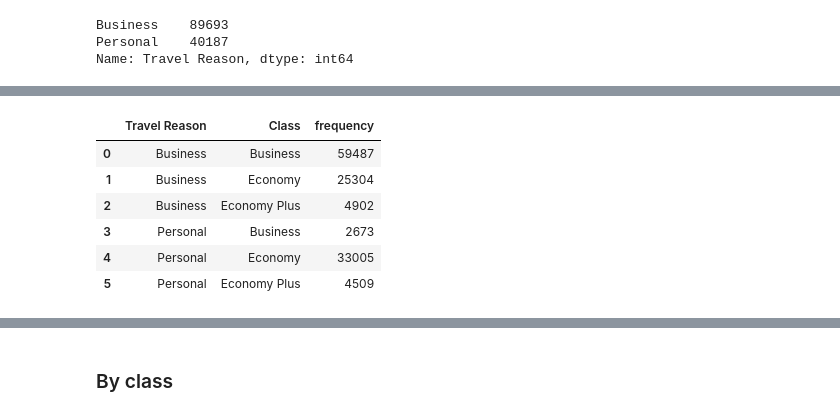
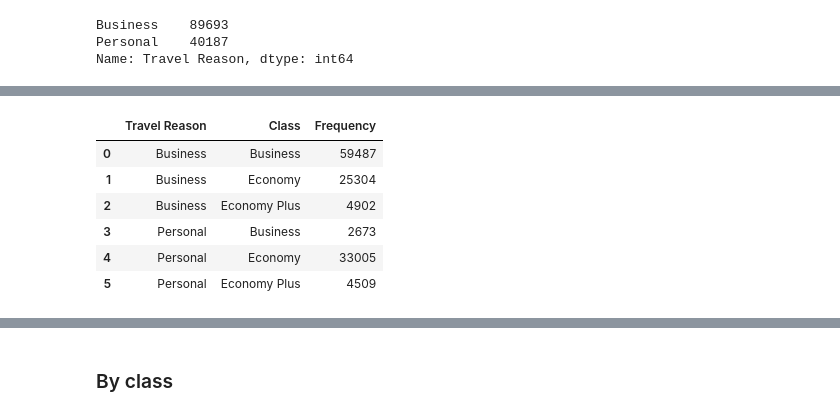
Before and after one commit to ehetshamshaukat/Airline-Passenger-Satisfaction, a Jupyter notebook: airline-passenger-satisfaction.ipynb, the cells around one changed output, grey strips where cells are left out. Drawn from its saved outputs; the diff is of its cells as text; code cells hidden in the pictures.

```diff
--- a/airline-passenger-satisfaction.ipynb
+++ b/airline-passenger-satisfaction.ipynb
@@ -108,3 +134,5 @@ Text(0.5, 1.0, 'Corelation between features')
+# %%
+dataset["Arrival Delay"]=dataset["Arrival Delay"].fillna(0)
 # %%
 dataset.isna().sum()
 # %% [output]
@@ -256,8 +297,8 @@ offline.iplot(fig)
 # %%
-travelreason_vs_class=dataset.groupby(["Travel Reason","Class"]).agg(frequency=("Class","count")).reset_index()
+travelreason_vs_class=dataset.groupby(["Travel Reason","Class"]).agg(Frequency=("Class","count")).reset_index()
 travelreason_vs_class
 # %% [output]
-|  | Travel Reason | Class | frequency |
+|  | Travel Reason | Class | Frequency |
 | 0 | Business | Business | 59487 |
 | 1 | Business | Economy | 25304 |
 | 2 | Business | Economy Plus | 4902 |
```
Also changed, not shown: parts of 39 cells of this notebook.
